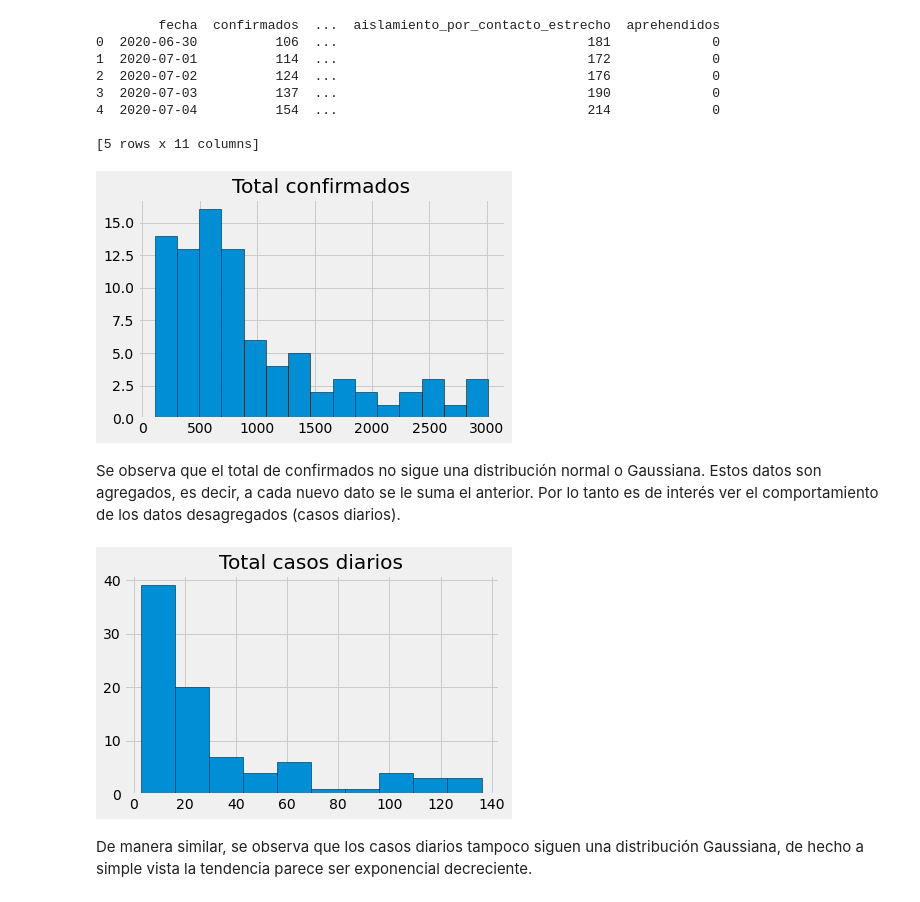
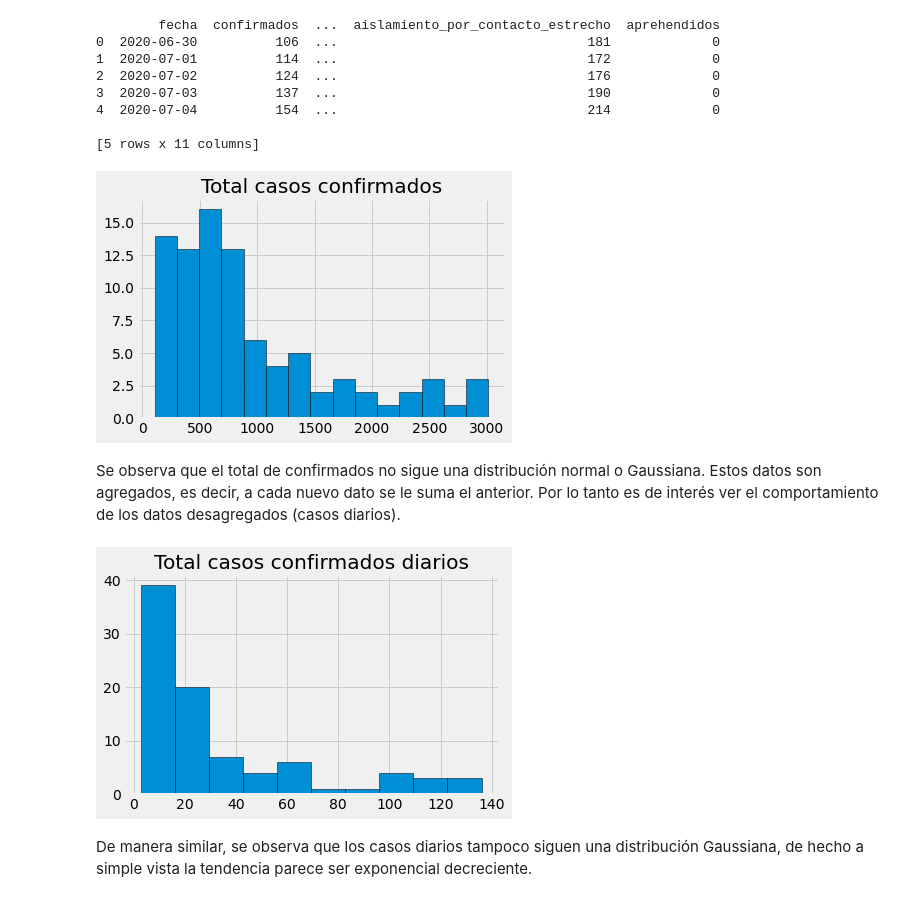
Before and after one commit to ivanrango/Machine-Learning, a Jupyter notebook: Trabajo_Práctico_2.ipynb, the cells around one changed output. Cells and saved outputs as stored; diff of their text form; code cells hidden in the pictures.

```diff
--- a/Trabajo_Práctico_2.ipynb
+++ b/Trabajo_Práctico_2.ipynb
@@ -23,10 +23,14 @@ import pandas as pd
 import numpy as np
 from matplotlib import pyplot as plt
 
+generador = (elemento for elemento in range(88))
+type(generador)
+y = np.fromiter(generador, np.int)
+
 conf=df[['confirmados']].to_numpy()
 plt.style.use('fivethirtyeight')
 plt.hist(conf, bins=15, edgecolor='black')
-plt.title('Total confirmados')
+plt.title('Total casos confirmados')
 #plt.xlabel('')
 #plt.ylabel('')
 
@@ -34,7 +38,7 @@ plt.tight_layout()
 
 plt.show()
 # %% [output]
-[figure, old version]
+[figure, new version]
 # %% [markdown]
 Se observa que el total de confirmados no sigue una distribución normal o Gaussiana. Estos datos son agregados, es decir, a cada nuevo dato se le suma el anterior. Por lo tanto es de interés ver el comportamiento de los datos desagregados (casos diarios).
 # %%
@@ -59,11 +63,11 @@ for i in range (1,88):
 #print(confb)
 # %%
 plt.hist(confb, bins=10, edgecolor='black')
-plt.title('Total casos diarios')
+plt.title('Total casos confirmados diarios')
 plt.tight_layout()
 
 plt.show()
 # %% [output]
-[figure, old version]
+[figure, new version]
 # %% [markdown]
 De manera similar, se observa que los casos diarios tampoco siguen una distribución Gaussiana, de hecho a simple vista la tendencia parece ser exponencial decreciente.
```
Also changed, not shown: parts of 12 cells of this notebook.
